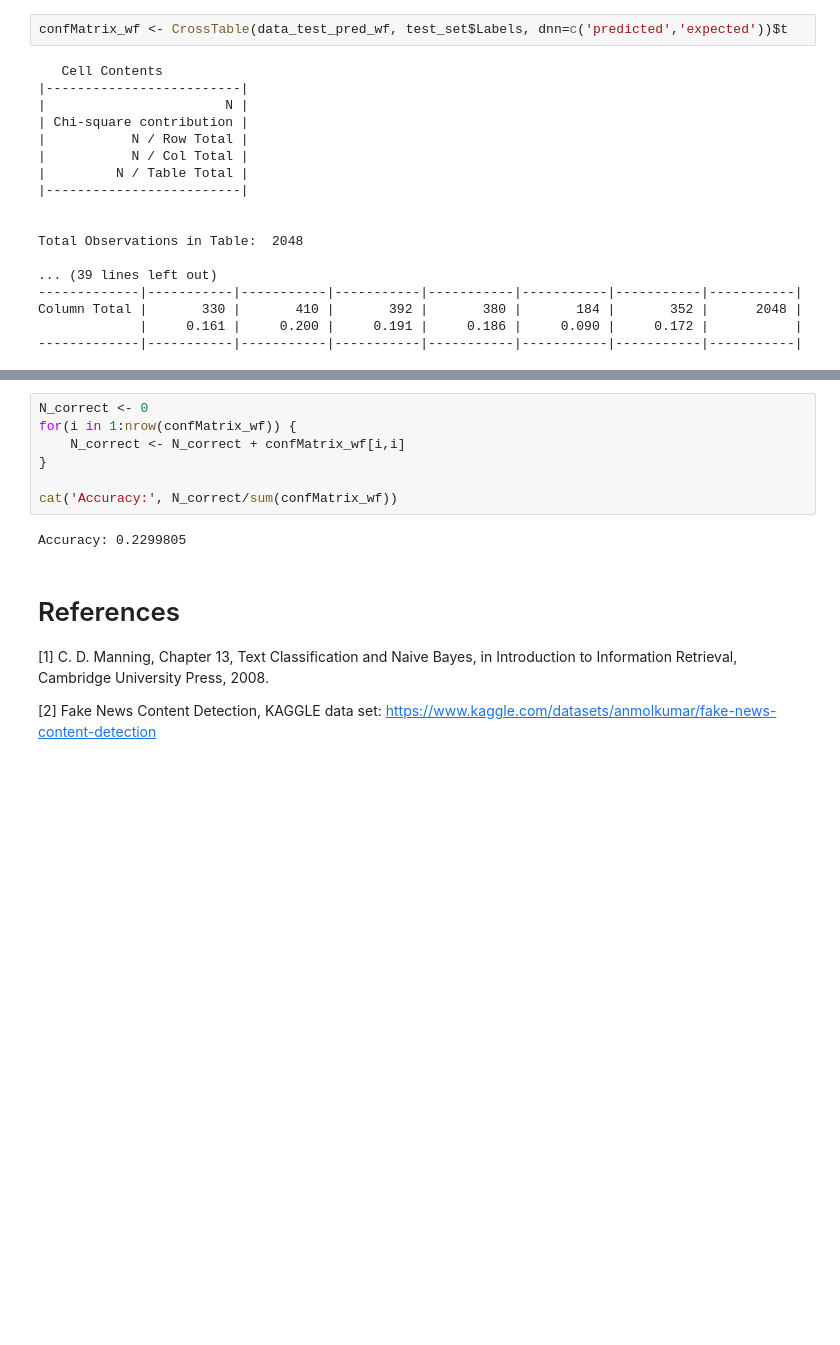
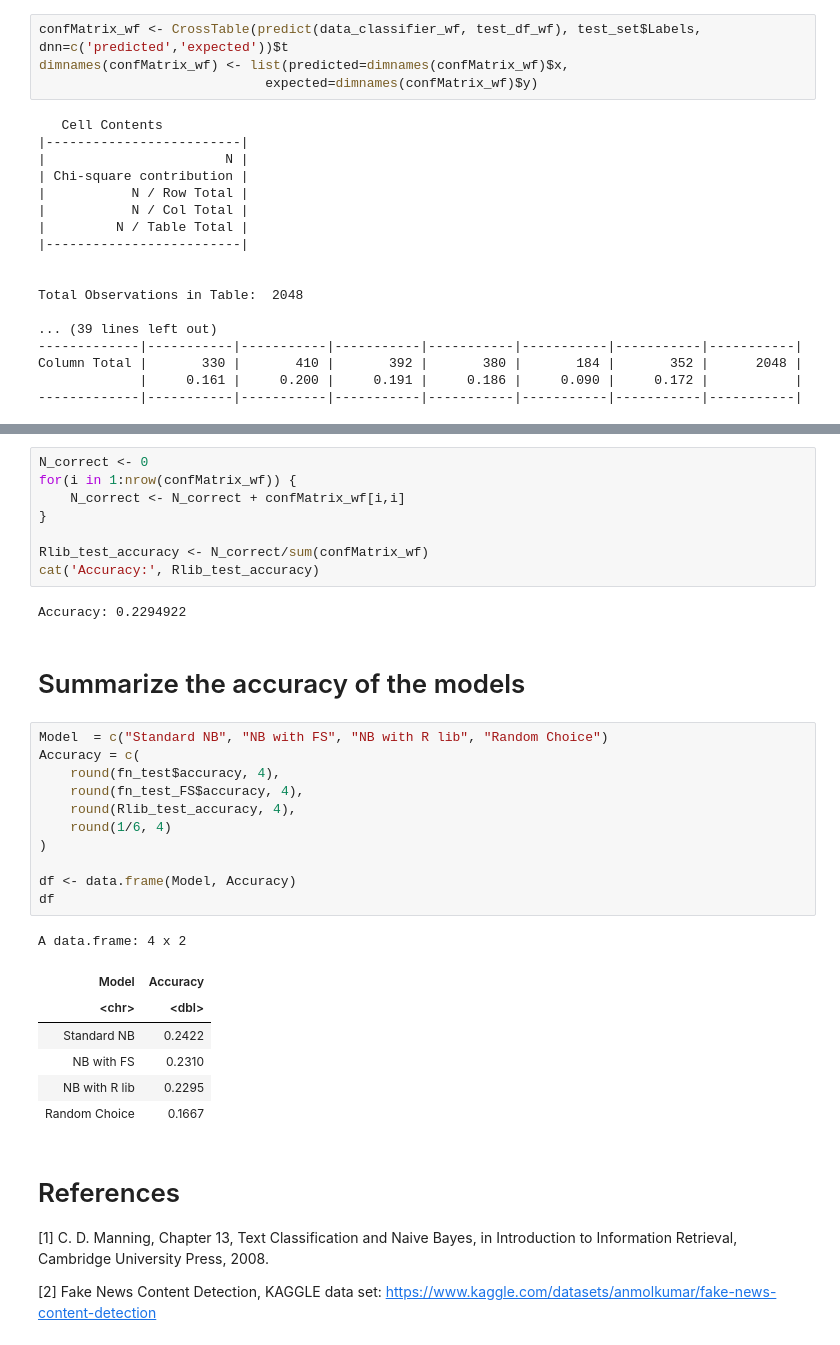
Before and after one commit to NicolaZomer/NB_for_fake_news_recognition, a Jupyter notebook: NB_fake_news.ipynb, the cells around one changed output, grey strips where cells are left out. Saved outputs shown, nothing was run; the diff lists cells and outputs as text; blank space fills up the shorter version.

```diff
--- a/NB_fake_news.ipynb
+++ b/NB_fake_news.ipynb
@@ -819,7 +781,9 @@ save(data_classifier_wf, file = "data/train_Rlib.Rdata")
 # %%
 data_test_pred_wf <- predict(data_classifier_wf, test_df_wf[[1]], "raw")
 # %%
-confMatrix_wf <- CrossTable(data_test_pred_wf, test_set$Labels, dnn=c('predicted','expected'))$t
+confMatrix_wf <- CrossTable(predict(data_classifier_wf, test_df_wf), test_set$Labels, dnn=c('predicted','expected'))$t
+dimnames(confMatrix_wf) <- list(predicted=dimnames(confMatrix_wf)$x,
+                             expected=dimnames(confMatrix_wf)$y)
 # %% [output]
    Cell Contents
 |-------------------------|
@@ -844,9 +819,31 @@ for(i in 1:nrow(confMatrix_wf)) {
     N_correct <- N_correct + confMatrix_wf[i,i]
 }
 
-cat('Accuracy:', N_correct/sum(confMatrix_wf))
+Rlib_test_accuracy <- N_correct/sum(confMatrix_wf)
+cat('Accuracy:', Rlib_test_accuracy)
 # %% [output]
-Accuracy: 0.2299805
+Accuracy: 0.2294922
+# %% [markdown]
+# Summarize the accuracy of the models
+# %%
+Model  = c("Standard NB", "NB with FS", "NB with R lib", "Random Choice")
+Accuracy = c(
+    round(fn_test$accuracy, 4),
+    round(fn_test_FS$accuracy, 4),
+    round(Rlib_test_accuracy, 4),
+    round(1/6, 4)
+)
+
+df <- data.frame(Model, Accuracy)
+df
+# %% [output]
+A data.frame: 4 x 2
+| Model | Accuracy |
+| <chr> | <dbl> |
+| Standard NB | 0.2422 |
+| NB with FS | 0.2310 |
+| NB with R lib | 0.2295 |
+| Random Choice | 0.1667 |
 # %% [markdown]
 # References
 [1] C. D. Manning, Chapter 13, Text Classification and Naive Bayes, in Introduction to Information
```
Also changed, not shown: parts of 14 cells of this notebook.
